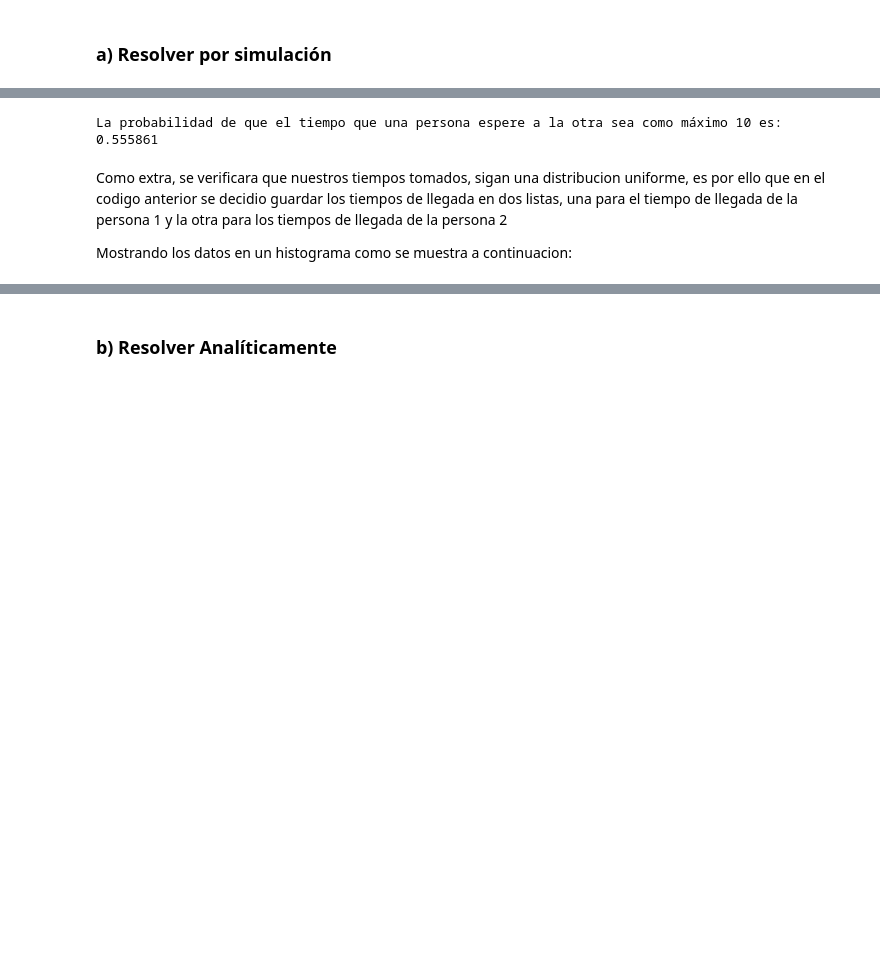
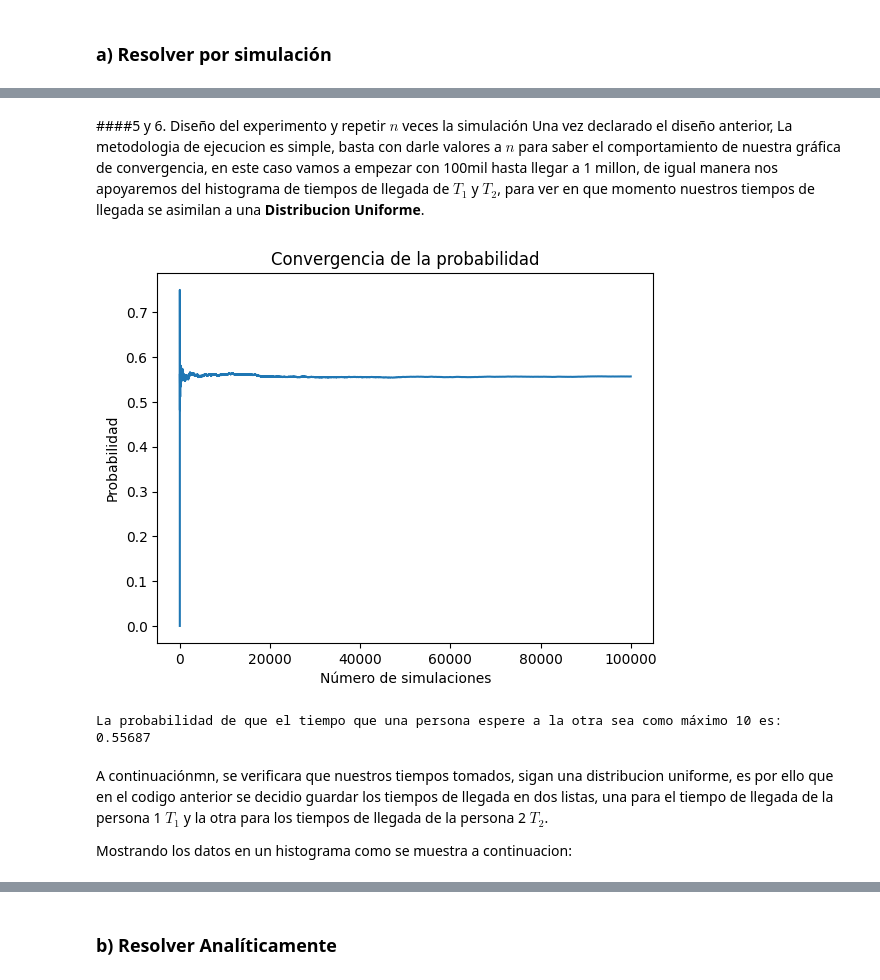
Before and after one commit to NIETOCAMBRON7/Simulacion-2, a Jupyter notebook: Exmen/Ejercicio1_Exámen.ipynb, the cells around one changed output, grey strips where cells are left out. Drawn from its saved outputs; the diff is of its cells as text; code cells hidden in the pictures; blank space fills up the shorter version.

```diff
--- a/Exmen/Ejercicio1_Exámen.ipynb
+++ b/Exmen/Ejercicio1_Exámen.ipynb
@@ -23,27 +40,45 @@ NOTA: La función **random.uniform()** se utiliza en el ejemplo para generar dos
 import random
 import matplotlib.pyplot as plt
 
-num_simulaciones = 1000000
-num_exitos = 0
-t1_list = []  # lista para almacenar los valores de t1 generados
-t2_list = []  # lista para almacenar los valores de t2 generados
+def probabilidad_convergencia(n):
+    num_exitos = 0
+    t1_list = []  # lista para almacenar los valores de t1 generados
+    t2_list = []  # lista para almacenar los valores de t2 generados
+    prob_list = [] # lista para almacenar las probabilidades en cada iteración
 
-for i in range(num_simulaciones):
-    t1 = random.uniform(0, 30)
-    t2 = random.uniform(0, 30)
-    t1_list.append(t1)  # añadir t1 a la lista
-    t2_list.append(t2)  # añadir t2 a la lista
-    if abs(t2 - t1) <= 10:
-        num_exitos += 1
+    for i in range(n):
+        t1 = random.uniform(0, 30)
+        t2 = random.uniform(0, 30)
+        t1_list.append(t1)  # añadir t1 a la lista
+        t2_list.append(t2)  # añadir t2 a la lista
+        if abs(t2 - t1) <= 10:
+            num_exitos += 1
 
-probabilidad = num_exitos / num_simulaciones
+        probabilidad = num_exitos / (i + 1)
+        prob_list.append(probabilidad)
 
-print("La probabilidad de que el tiempo que una persona espere a la otra sea como máximo 10 es: ", probabilidad)
-print()
+    fig, ax = plt.subplots()
+    ax.plot(range(1, n+1), prob_list)
+    ax.set_xlabel('Número de simulaciones')
+    ax.set_ylabel('Probabilidad')
+    ax.set_title('Convergencia de la probabilidad')
+
+    plt.show()
+
+    return probabilidad,t1_list,t2_list
-# %% [output]
-La probabilidad de que el tiempo que una persona espere a la otra sea como máximo 10 es:  0.555861
+# %% [markdown]
+####5 y 6. Diseño del experimento y repetir $n$ veces la simulación
+Una vez declarado el diseño anterior, La metodologia de ejecucion es simple, basta con darle valores a $n$ para saber el comportamiento de nuestra gráfica de convergencia, en este caso vamos a empezar con 100mil hasta llegar a 1 millon, de igual manera nos apoyaremos del histograma de tiempos de llegada de $T_1$ y $T_2$, para ver en que momento nuestros tiempos de llegada se asimilan a una **Distribucion Uniforme**.
+# %%
+probabilidad,t1_list,t2_list = probabilidad_convergencia(100000)
+
+print("La probabilidad de que el tiempo que una persona espere a la otra sea como máximo 10 es: ", probabilidad)
+print()
+# %% [output]
+[figure, added]
+La probabilidad de que el tiempo que una persona espere a la otra sea como máximo 10 es:  0.55687
 # %% [markdown]
-Como extra, se verificara que nuestros tiempos tomados, sigan una distribucion uniforme, es por ello que en el codigo anterior se decidio guardar los tiempos de llegada en dos listas, una para el tiempo de llegada de la persona 1 y la otra para los tiempos de llegada de la persona 2
+A continuaciónmn, se verificara que nuestros tiempos tomados, sigan una distribucion uniforme, es por ello que en el codigo anterior se decidio guardar los tiempos de llegada en dos listas, una para el tiempo de llegada de la persona 1 $T_1$ y la otra para los tiempos de llegada de la persona 2 $T_2$.
 
  Mostrando los datos en un histograma como se muestra a continuacion:
 # %%
```
Also changed, not shown: parts of 4 cells of this notebook.
